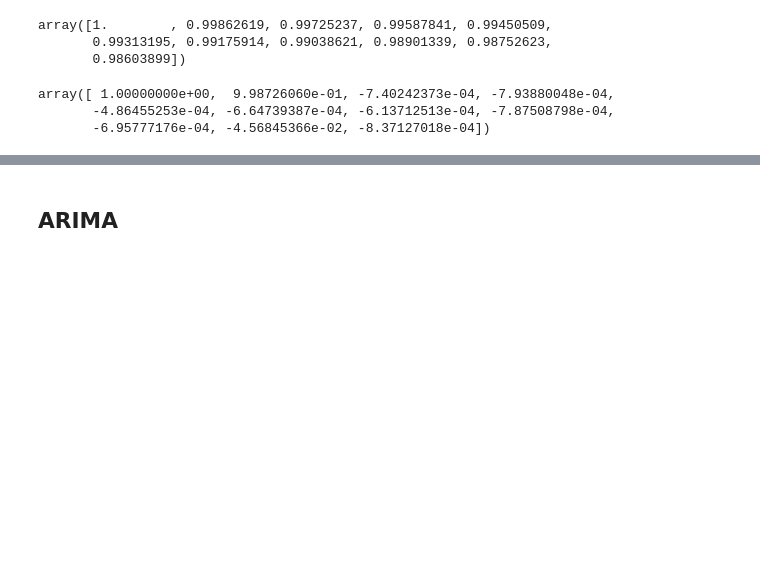
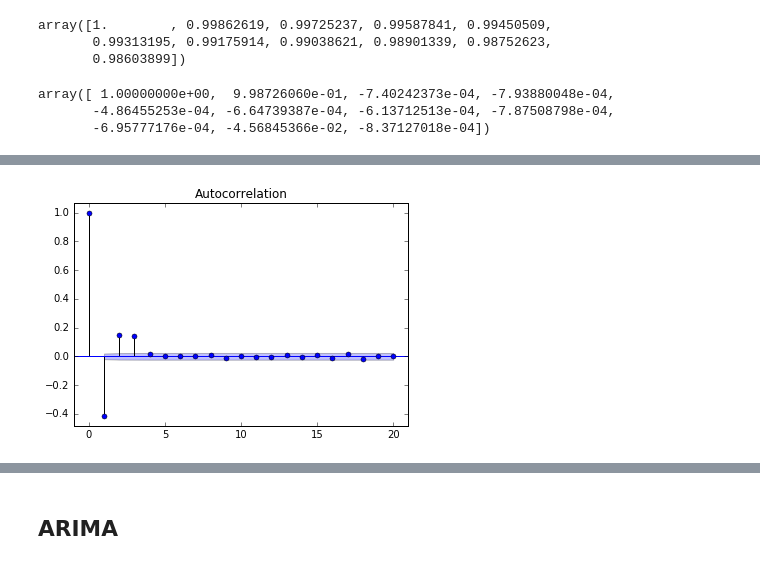
Before and after one commit to baruselli/random_walks, a Jupyter notebook: random_walks.ipynb, the cells around one changed output, grey strips where cells are left out. Drawn from its saved outputs; the diff is of its cells as text; code cells hidden in the pictures; blank space fills up the shorter version.

```diff
--- a/random_walks.ipynb
+++ b/random_walks.ipynb
@@ -281,0 +296,4 @@ statsmodels.tsa.stattools.pacf?
+# %%
+statsmodels.graphics.tsaplots.plot_acf(MA1,lags=20);
+# %% [output]
+[figure, added]
```
Also changed, not shown: parts of 14 cells of this notebook.
